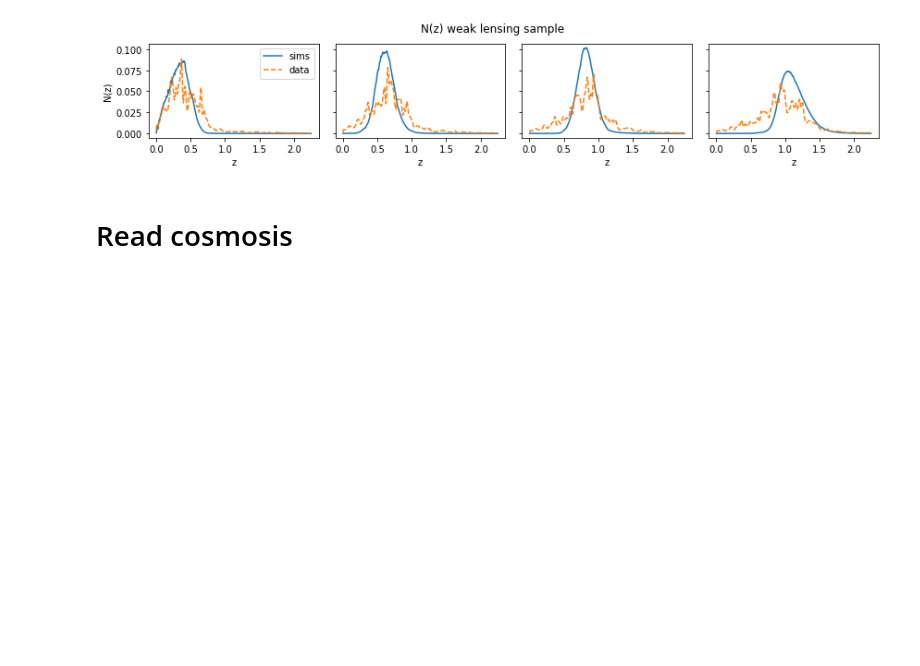
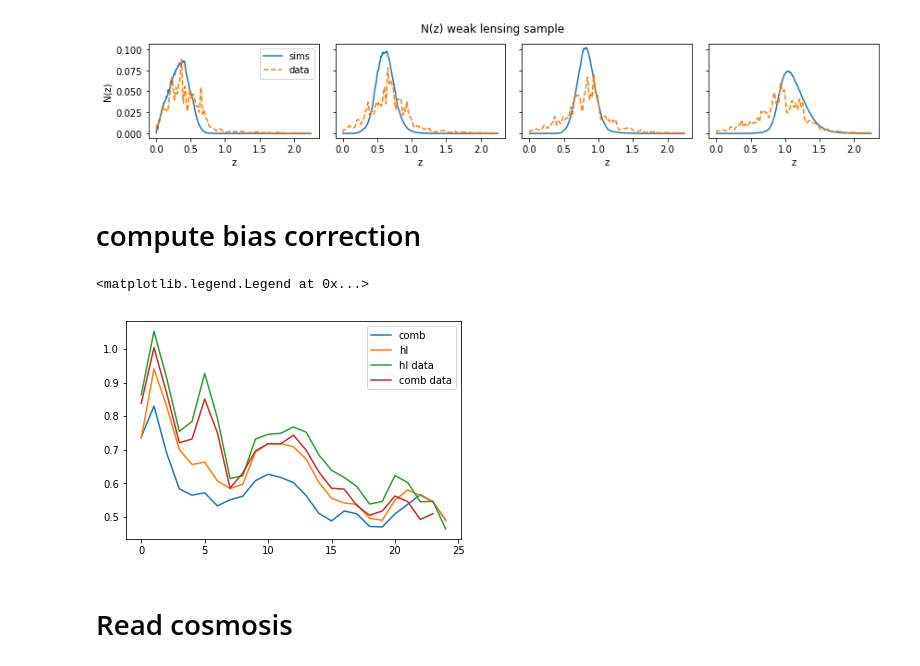
Before and after one commit to mgatti29/CORE, a Jupyter notebook: Preparing_results.ipynb, the cells around one changed output. Drawn from its saved outputs; the diff is of its cells as text; code cells hidden in the pictures; blank space fills up the shorter version.

```diff
--- a/Preparing_results.ipynb
+++ b/Preparing_results.ipynb
@@ -403,6 +402,49 @@ plt.tight_layout()
 plt.savefig('./figures_x_paper/Nz_sims_data.pdf',bbox_inches='tight')
 # %% [output]
 [figure]
+# %% [markdown]
+# compute bias correction
+# %%
+bias_corr_hl_data = np.zeros(len(bins_rm)-1)
+bias_corr_comb = np.zeros(len(bins_rm)-1)
+bias_corr_comb_data  = np.zeros(len(bins_rm)-1)
+bias_corr_hl = np.zeros(len(bins_rm)-1)
+
+mute_comb_data = pf.open(path_cosmosis+'/data_WL_rmg_rmgz_combined_data.fits')
+mute_hl_data = pf.open(path_cosmosis+'/sims_WL_rmg_rmgz_higherlum_data.fits')
+mute_comb = pf.open(path_cosmosis+'/data_WL_rmg_rmgz_combined.fits')
+mute_hl = pf.open(path_cosmosis+'/data_WL_rmg_rmgz_higherlum.fits')
+mute = pf.open(path_cosmosis+'/data_WL_rmg_truez.fits')
+
+z_hr = mute[4].data['Z_MID']
+for i in range(1,len(bins_rm)):
+    dd ,_ = np.histogram(np.linspace(bins_rm[i-1],bins_rm[i],5000),bins=np.hstack([mute[4].data['Z_LOW'],mute[4].data['Z_HIGH'][-1]]),normed=True)
+    dd = np.trapz(dd**2,z_hr)
+    bias_corr_comb_data[i-1] = (1./dd)*np.trapz(mute_comb_data[4].data['BIN{0}'.format(i)]**2,z_hr)
+    bias_corr_comb[i-1] = (1./dd)*np.trapz(mute_comb[4].data['BIN{0}'.format(i)]**2,z_hr)
+    bias_corr_hl_data[i-1] = (1./dd)*np.trapz(mute_hl_data[4].data['BIN{0}'.format(i)]**2,z_hr)
+    bias_corr_hl[i-1] = (1./dd)*np.trapz(mute_hl[4].data['BIN{0}'.format(i)]**2,z_hr)
+
+bias_corr_hl_data = np.sqrt(bias_corr_hl_data)
+bias_corr_comb = np.sqrt((bias_corr_comb))
+bias_corr_comb_data  = np.sqrt((bias_corr_comb_data))
+bias_corr_hl = np.sqrt((bias_corr_hl))
+
+dict_bias_corr = dict()
+dict_bias_corr['bias_rmg_corr_higherlum_data'] = bias_corr_hl_data
+dict_bias_corr['bias_rmg_corr_combined'] = bias_corr_comb
+dict_bias_corr['bias_rmg_corr_combined_data'] = bias_corr_comb_data
+dict_bias_corr['bias_rmg_corr_higherlum'] = bias_corr_hl
+save_obj('/global/cscratch1/sd/mgatti/clustering_z/data/bias_corr1',dict_bias_corr)
+plt.plot(bias_corr_comb,label='comb')
+plt.plot(bias_corr_hl,label='hl')
+plt.plot(bias_corr_hl_data,label='hl data')
+plt.plot(bias_corr_comb_data,label='comb data')
+
+plt.legend()
+# %% [output]
+<matplotlib.legend.Legend at 0x...>
+[figure, added]
 # %% [markdown]
 # Read cosmosis
 # %%
```
Also changed, not shown: parts of 8 cells of this notebook, 1 other file.
